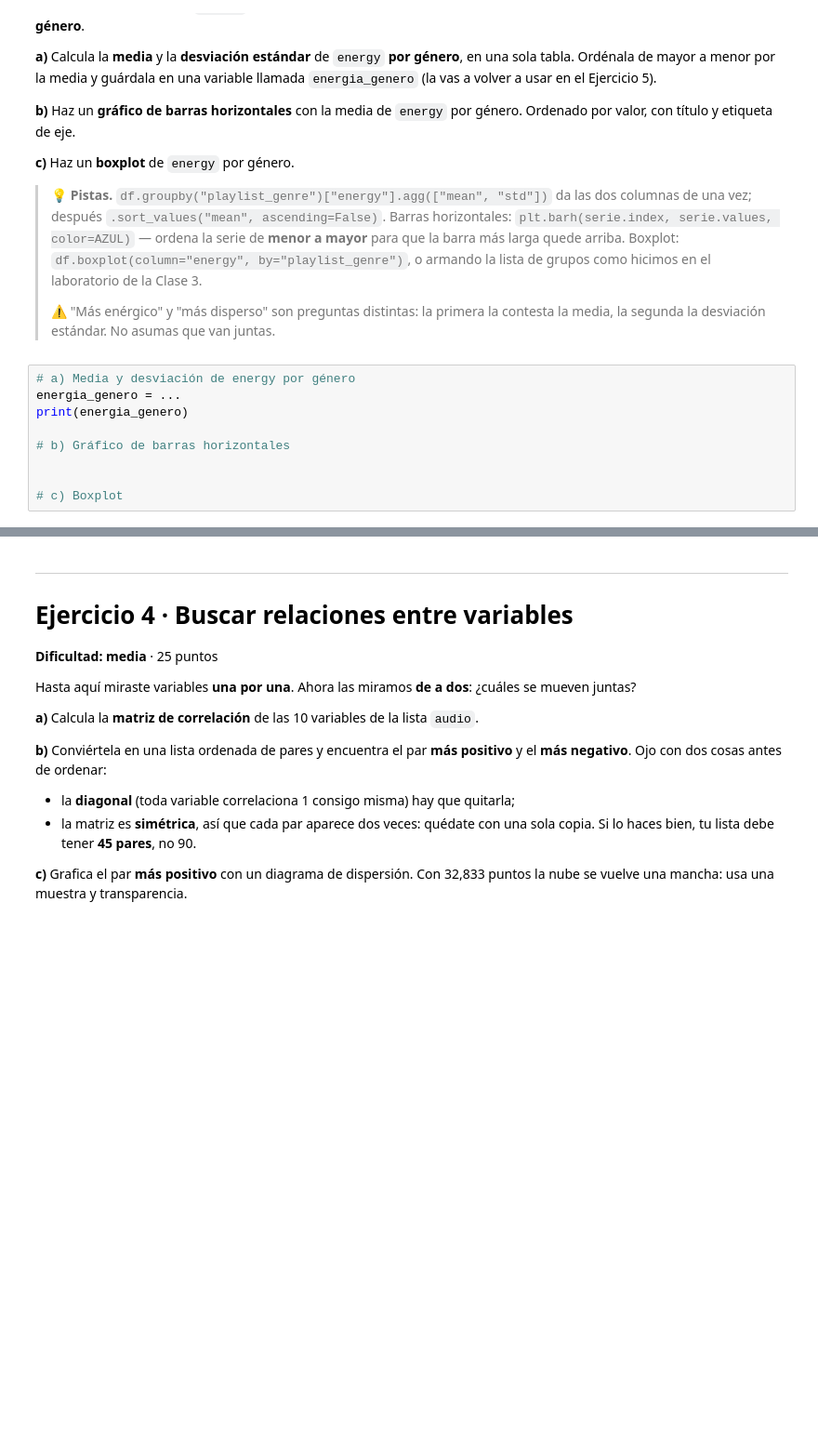
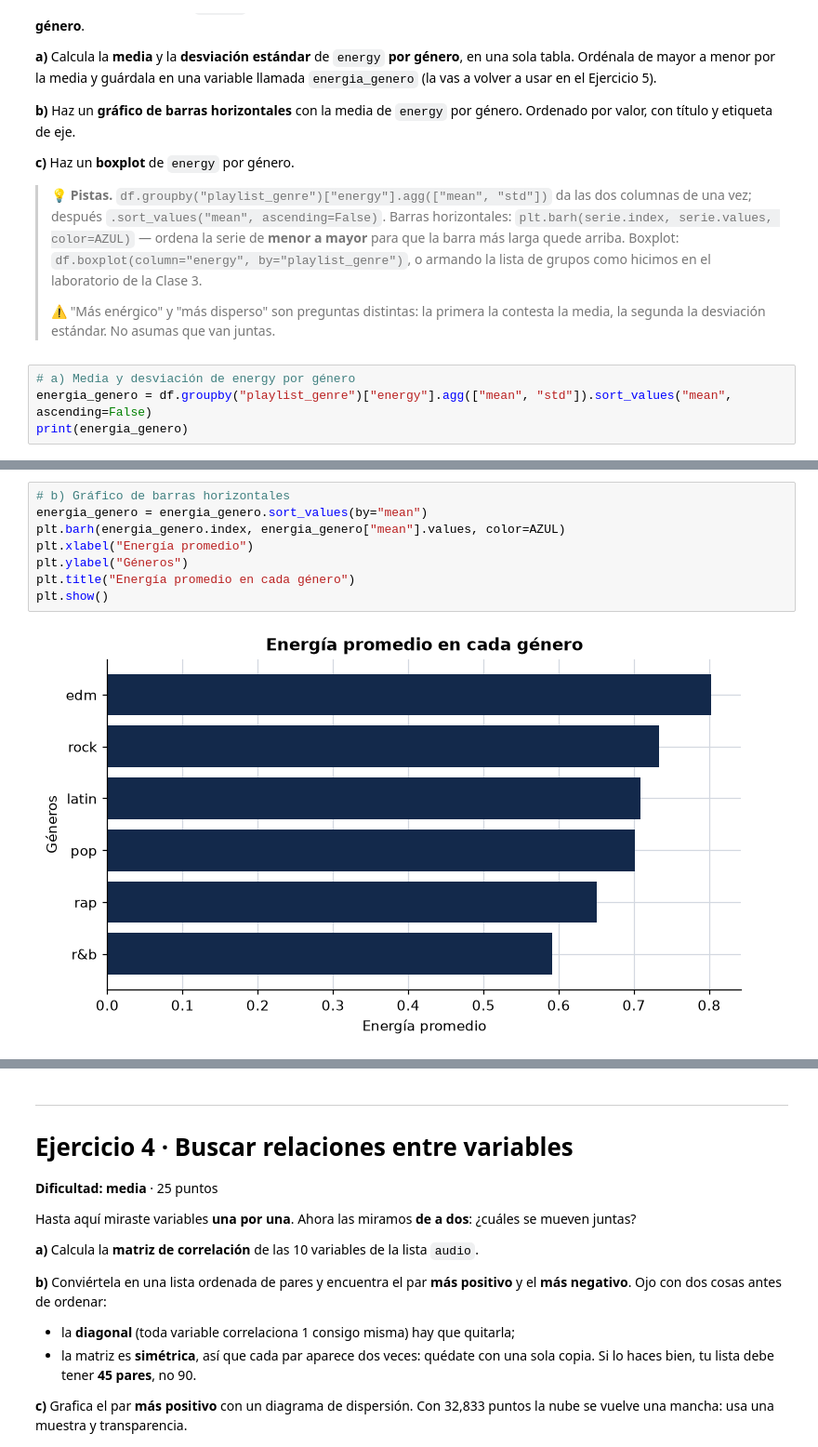
Before and after one commit to gerry2611/s100-tareas, a Jupyter notebook: S100_PS1_Sousa.ipynb, the cells around one changed output, grey strips where cells are left out. Shown at 93% size. Cells and saved outputs as stored; diff of their text form; blank space fills up the shorter version.

```diff
--- a/S100_PS1_Sousa.ipynb
+++ b/S100_PS1_Sousa.ipynb
@@ -215,10 +266,5 @@ Ordenado por valor, con título y etiqueta de eje.
 > la segunda la desviación estándar. No asumas que van juntas.
 # %%
 # a) Media y desviación de energy por género
-energia_genero = ...
+energia_genero = df.groupby("playlist_genre")["energy"].agg(["mean", "std"]).sort_values("mean", ascending=False)
 print(energia_genero)
-
-# b) Gráfico de barras horizontales
-
-
-# c) Boxplot
@@ -224,0 +280,10 @@ print(energia_genero)
+# %%
+# b) Gráfico de barras horizontales
+energia_genero = energia_genero.sort_values(by="mean")
+plt.barh(energia_genero.index, energia_genero["mean"].values, color=AZUL)
+plt.xlabel("Energía promedio")
+plt.ylabel("Géneros")
+plt.title("Energía promedio en cada género")
+plt.show()
+# %% [output]
+[figure, added]
```
Also changed, not shown: parts of 14 cells of this notebook, 1 other file.
